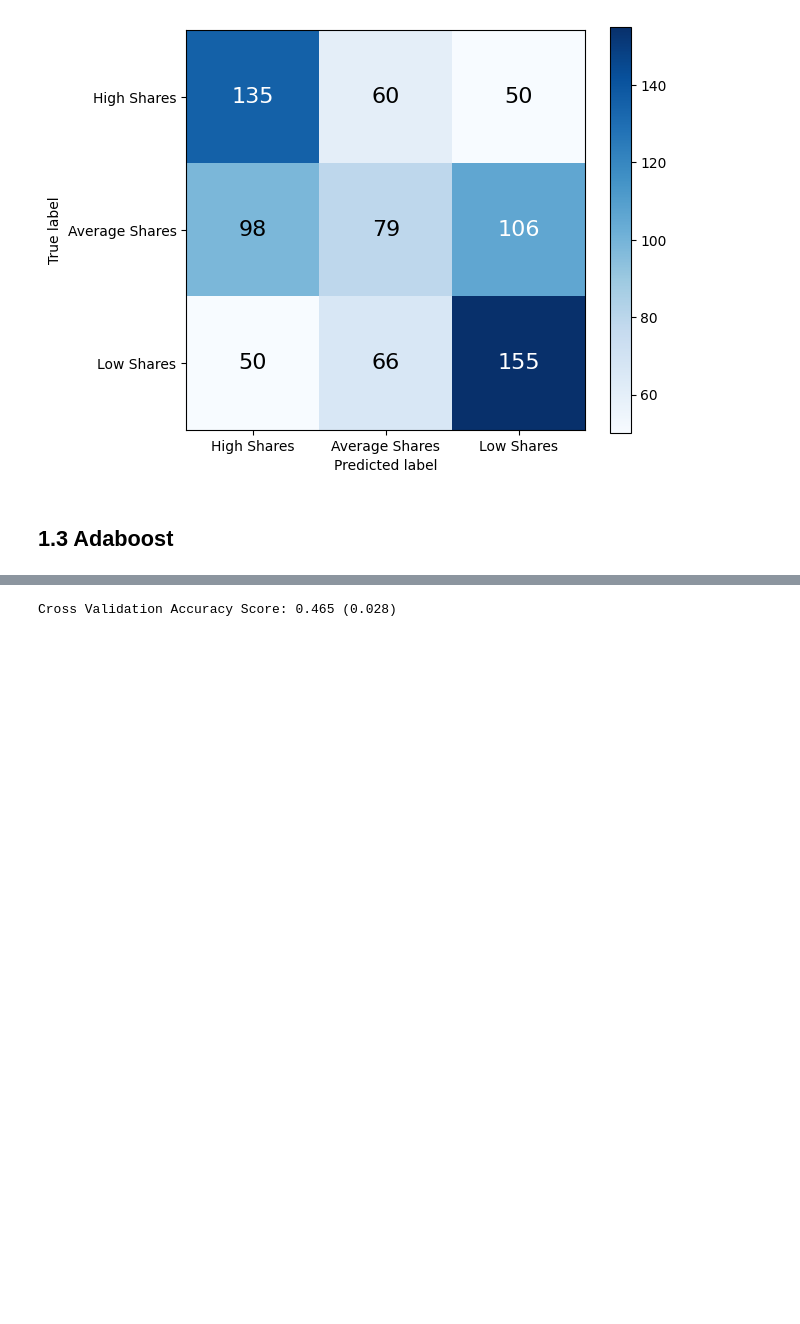
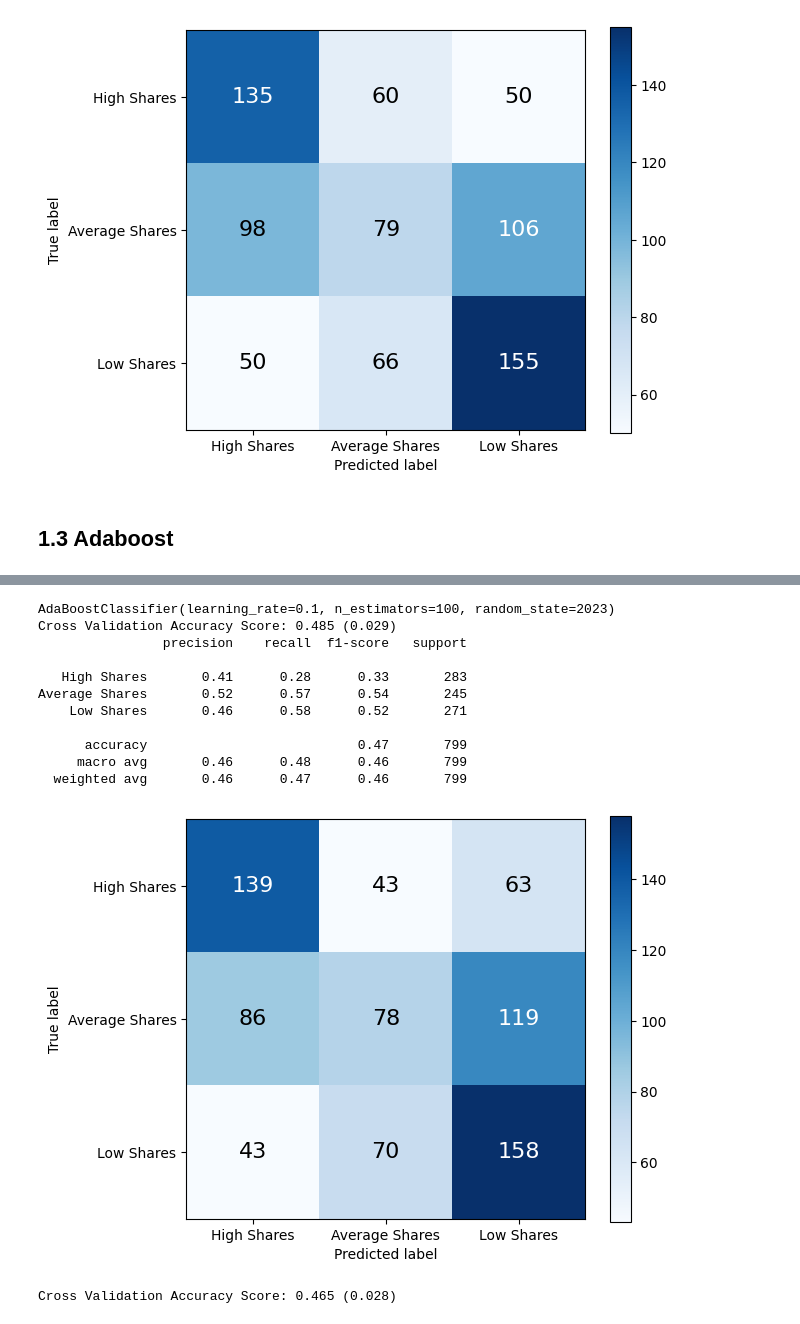
Before and after one commit to ChuanPoYan/IS4242-Project, a Jupyter notebook: The Smart Local Modelling.ipynb, the cells around one changed output, grey strips where cells are left out. Saved outputs shown, nothing was run; the diff lists cells and outputs as text; code cells hidden in the pictures; blank space fills up the shorter version.

```diff
--- a/The Smart Local Modelling.ipynb
+++ b/The Smart Local Modelling.ipynb
@@ -186,12 +193,10 @@ Best: -0.9843749425002718 using {'l2_leaf_reg': 3}
 ## 1.2 LightGBM
 # %%
 lgb_base_model = lgb.LGBMClassifier(
-    n_estimators=100,
-    learning_rate=0.1,
-    objective='multiclass',
-    metric='multi_logloss',
+    objective='accuracy',
     random_state=rand_state
 )
+print(lgb_base_model)
 
 get_mean_cvs(lgb_base_model, X_train, y_train.to_numpy().ravel())
 
@@ -273,0 +283,33 @@ def evaluate_model(y_true, y_pred):
+# %%
+ada_GS = GridSearchCV(
+    AdaBoostClassifier(random_state=rand_state),
+    {
+        'n_estimators': [50, 100, 150],
+        'learning_rate': [0.01, 0.1, 1.0],
+        'algorithm': ['SAMME', 'SAMME.R']
+    },
+    n_jobs=multiprocessing.cpu_count())
+
+ada_GS = ada_GS.fit(X_train, y_train.to_numpy().ravel())
+
+ada_best_model = ada_GS.best_estimator_
+print(ada_best_model)
+
+get_mean_cvs(ada_best_model, X_train, y_train.to_numpy().ravel())
+
+lgb_base_model.fit(X_train, y_train)
+y_pred_ada_best = ada_best_model.predict(X_test)
+evaluate_model(y_test, y_pred_ada_best)
+# %% [output]
+AdaBoostClassifier(learning_rate=0.1, n_estimators=100, random_state=2023)
+Cross Validation Accuracy Score: 0.485 (0.029)
+                precision    recall  f1-score   support
+
+   High Shares       0.41      0.28      0.33       283
+Average Shares       0.52      0.57      0.54       245
+    Low Shares       0.46      0.58      0.52       271
+
+      accuracy                           0.47       799
+     macro avg       0.46      0.48      0.46       799
+  weighted avg       0.46      0.47      0.46       799
+[figure, added]
```
Also changed, not shown: parts of 13 cells of this notebook.
